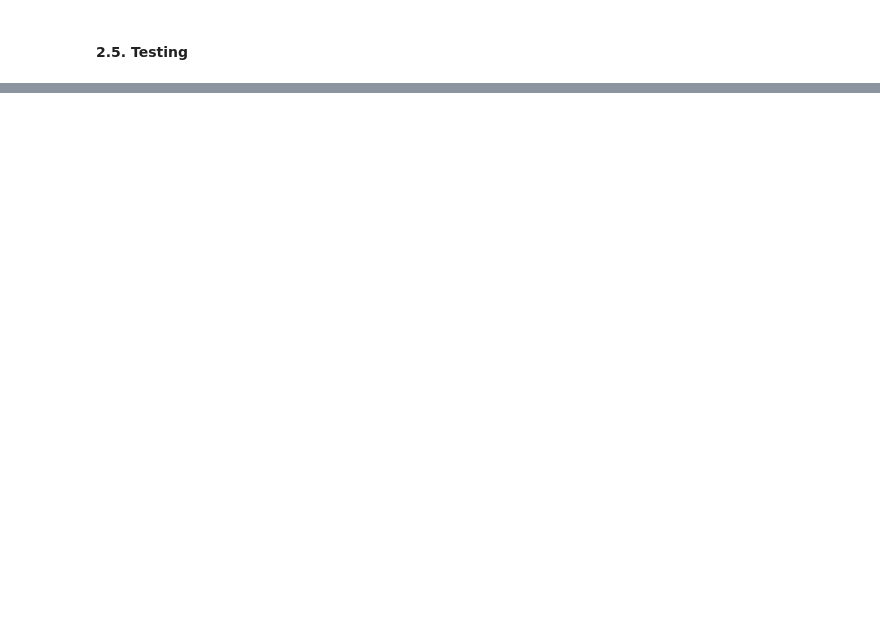
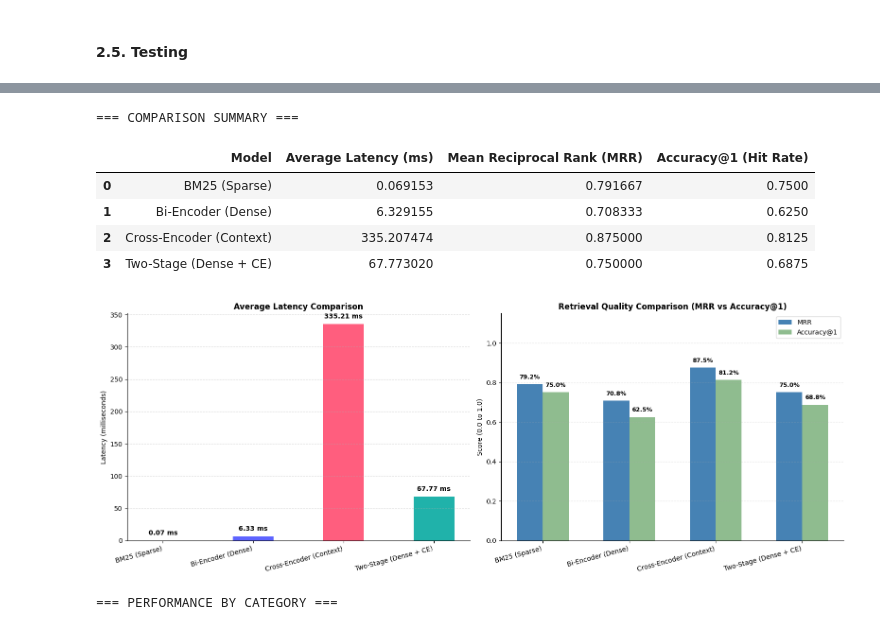
Before and after one commit to thanhnhat31/finalproject.mlops.group9.msa29hcm, a Jupyter notebook: nlp/MSA29HCM_NLP_Final_Project_Vector_Space_Model_Group_3.ipynb, the cells around one changed output, grey strips where cells are left out. Saved outputs shown, nothing was run; the diff lists cells and outputs as text; code cells hidden in the pictures; blank space fills up the shorter version.

```diff
--- a/nlp/MSA29HCM_NLP_Final_Project_Vector_Space_Model_Group_3.ipynb
+++ b/nlp/MSA29HCM_NLP_Final_Project_Vector_Space_Model_Group_3.ipynb
@@ -142,0 +127,6 @@ architectural exploration of the Vector Space Model (VSM). It systematically eva
+# %%
+import data_ingest
+
+# Load chunks and their metadata
+chunks, metadata = data_ingest.load_chunks_from_json("data/chunks.json")
+print(f"Loaded {len(chunks)} chunks from {metadata.get('source_file', 'unknown')}")
@@ -752,0 +483,20 @@ Evaluating query against 27 chunks using Cross-Encoder...
+# %%
+import evaluation
+
+# --- 1. Chạy đánh giá từng mô hình (Đo Latency, tính MRR và Accuracy@1) ---
+print("Evaluating BM25 (Sparse)...")
+bm25_res = evaluation.evaluate_bm25(eval_dataset, chunks, bm25_index, top_k=3)
+
+print("Evaluating Bi-Encoder (Dense)...")
+dense_res = evaluation.evaluate_dense(eval_dataset, chunks, dense_retriever, top_k=3)
+
+print("Evaluating Single-Stage Cross-Encoder...")
+ce_res = evaluation.evaluate_cross_encoder_single_stage(
+    eval_dataset, chunks, ce_model, single_stage_cross_encoder_retrieval, top_k=3
+)
+
+# (Tùy chọn) Đánh giá thêm mô hình Two-Stage nếu bạn muốn đưa vào so sánh:
+print("Evaluating Two-Stage (Dense + CE Reranker)...")
+two_stage_res = evaluation.evaluate_two_stage(
+    eval_dataset, chunks, dense_retriever, ce_model, two_stage_cross_encoder_retrieval, stage1_top_k=5, stage2_top_k=3
+)
@@ -752,0 +521,27 @@ Evaluating query against 27 chunks using Cross-Encoder...
+# %%
+import pandas as pd
+
+df_summary = evaluation.compute_summary_report(bm25_res, dense_res, ce_res, two_stage_res)
+print("\n=== COMPARISON SUMMARY ===")
+display(df_summary)
+# --- 4. VẼ BIỂU ĐỒ SO SÁNH TRỰC QUAN ---
+evaluation.plot_comparisons(df_summary)
+
+# --- 5. Thống kê chi tiết hiệu năng theo từng Category ---
+df_category = evaluation.compute_category_report(bm25_res, dense_res, ce_res, two_stage_res)
+print("\n=== PERFORMANCE BY CATEGORY ===")
+# Định dạng hiển thị đẹp mắt (mili-giây cho latency, % cho chất lượng)
+styled_category = df_category.style.format(
+    formatter=lambda x: f"{x:.2f} ms" if x > 1.0 else (f"{x*100:.1f}%" if pd.notna(x) else "N/A"),
+    na_rep="N/A"
+).background_gradient(cmap="Greens", axis=0, subset=["MRR", "Accuracy@1"])
+display(styled_category)
+# %% [output]
+=== COMPARISON SUMMARY ===
+|  | Model | Average Latency (ms) | Mean Reciprocal Rank (MRR) | Accuracy@1 (Hit Rate) |
+| 0 | BM25 (Sparse) | 0.069153 | 0.791667 | 0.7500 |
+| 1 | Bi-Encoder (Dense) | 6.329155 | 0.708333 | 0.6250 |
+| 2 | Cross-Encoder (Context) | 335.207474 | 0.875000 | 0.8125 |
+| 3 | Two-Stage (Dense + CE) | 67.773020 | 0.750000 | 0.6875 |
+[figure, added]
+=== PERFORMANCE BY CATEGORY ===
```
Also changed, not shown: parts of 16 cells of this notebook, 5 other files.
